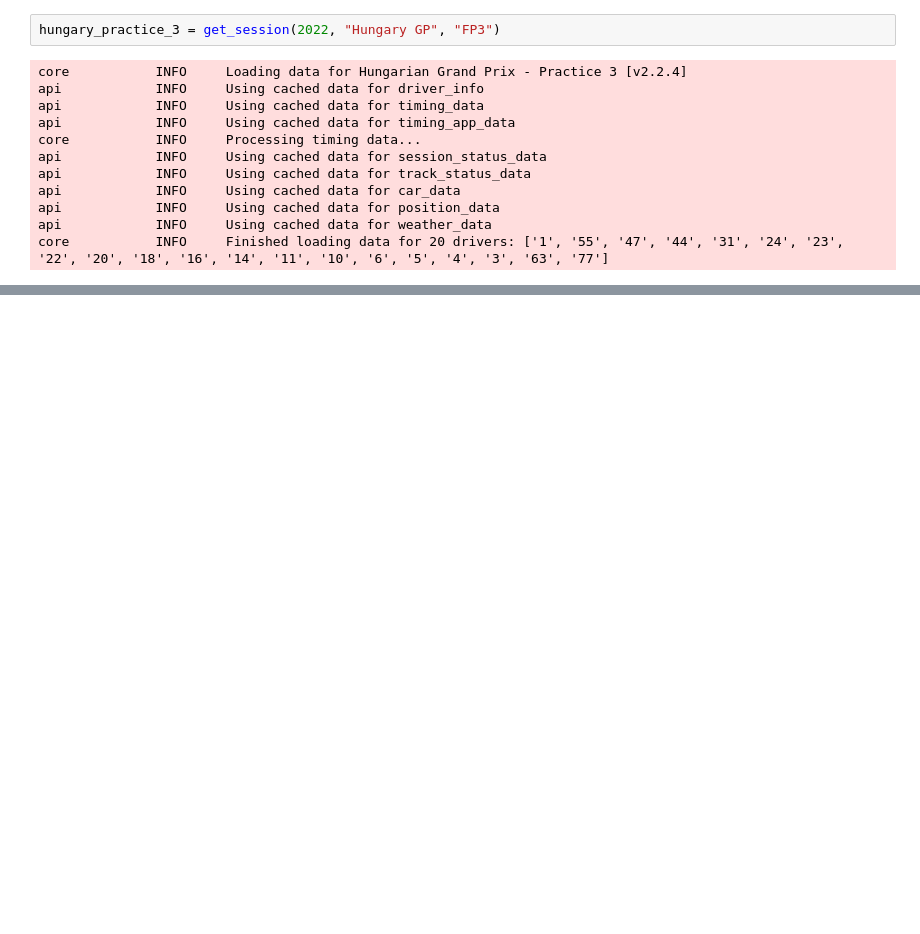
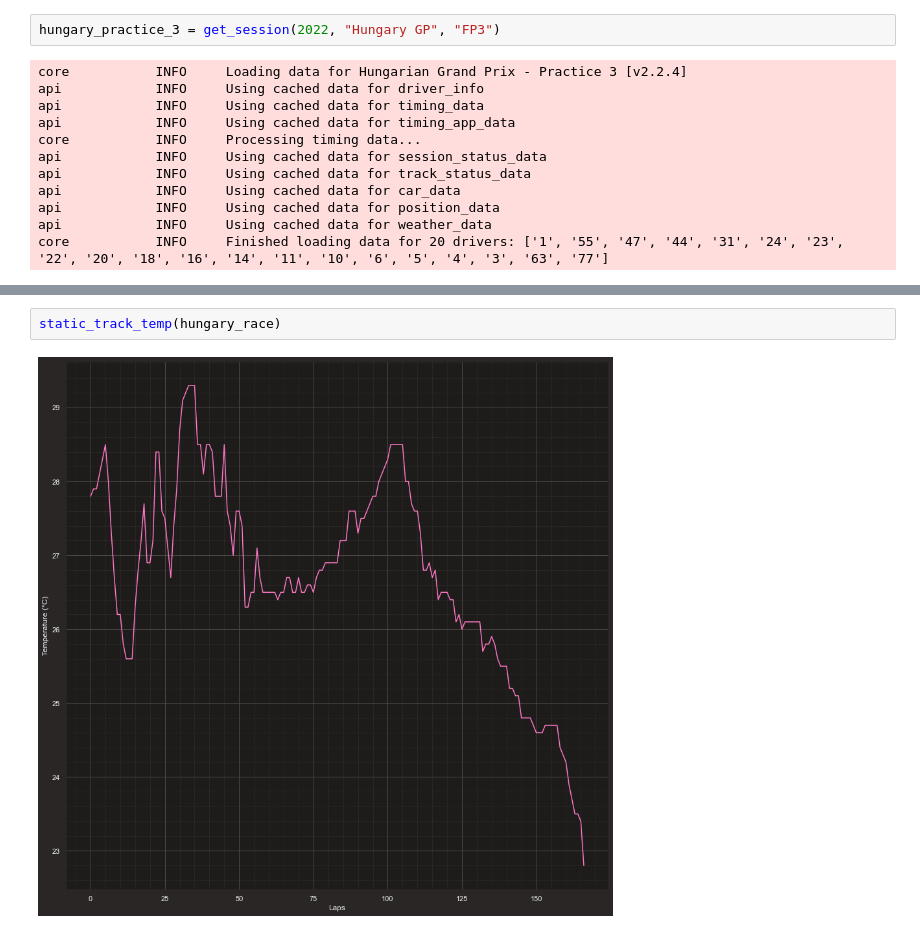
Before and after one commit to CamStevens15/F1_2022_race_analytics, a Jupyter notebook: Code_Analysis/Hungary_GP.ipynb, the cells around one changed output, grey strips where cells are left out. Saved outputs shown, nothing was run; the diff lists cells and outputs as text; blank space fills up the shorter version.

```diff
--- a/Code_Analysis/Hungary_GP.ipynb
+++ b/Code_Analysis/Hungary_GP.ipynb
@@ -38,2 +94,6 @@ hungary_race = get_session(2022, "Hungary GP", "R")
+# %%
+static_track_temp(hungary_race)
+# %% [output]
+[figure, added]
 # %%
 fastest_laptimes(hungary_race)
```
Also changed, not shown: parts of 22 cells of this notebook, 1 other file.
